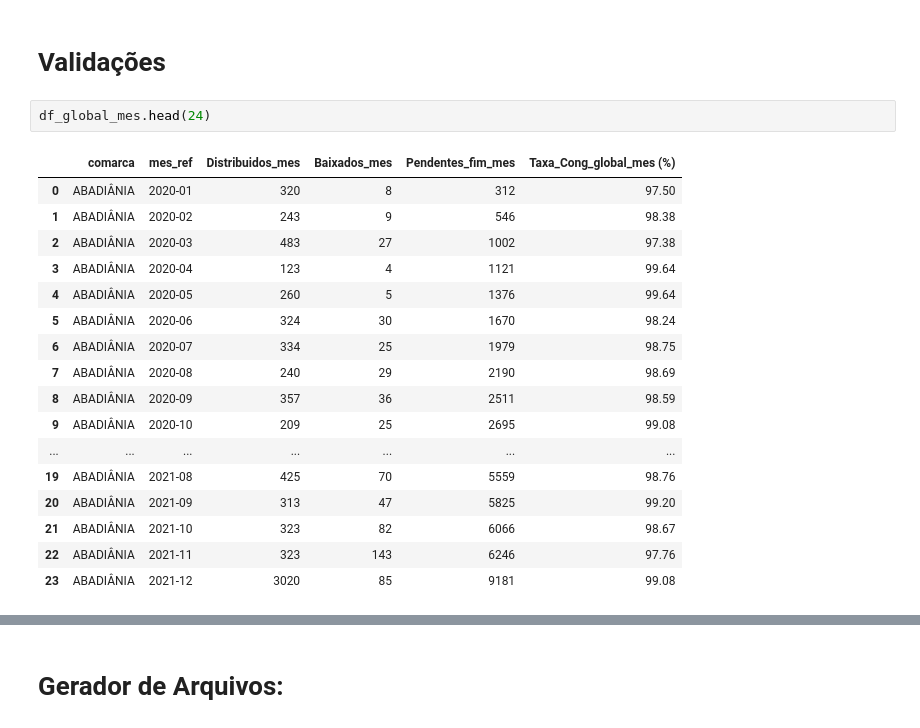
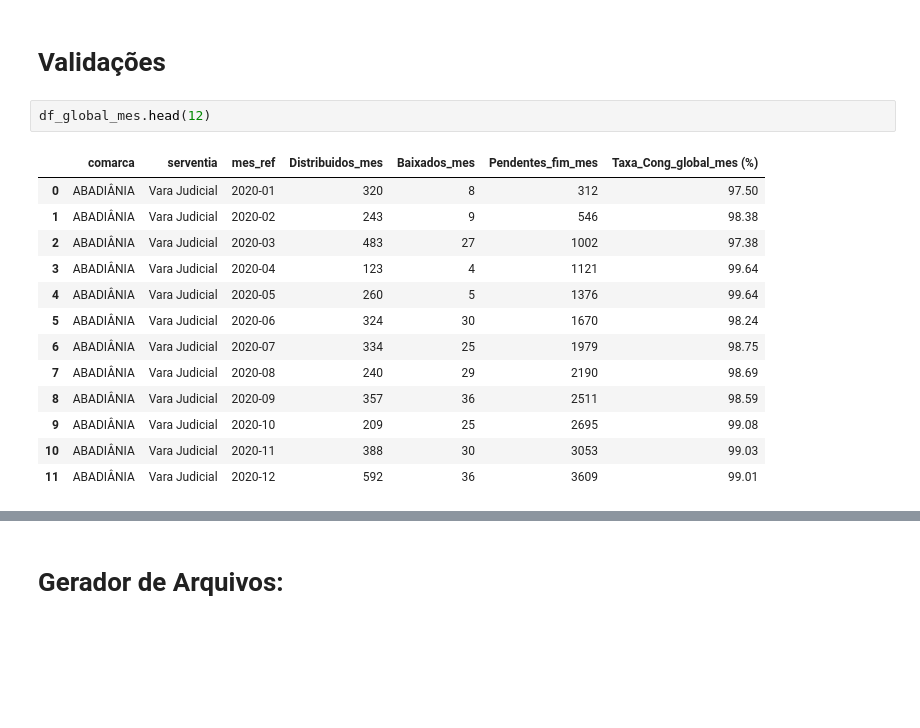
Before and after one commit to dvjuliocesar/TJGO_Projeto7_TxCongGeral, a Jupyter notebook: tx_updated.ipynb, the cells around one changed output, grey strips where cells are left out. Saved outputs shown, nothing was run; the diff lists cells and outputs as text; blank space fills up the shorter version.

```diff
--- a/tx_updated.ipynb
+++ b/tx_updated.ipynb
@@ -980,25 +990,21 @@ df_global_anual = base_a[['comarca', 'ano_ref',
 # %% [markdown]
 # Validações
 # %%
-df_global_mes.head(24)
+df_global_mes.head(12)
 # %% [output]
-|  | comarca | mes_ref | Distribuidos_mes | Baixados_mes | Pendentes_fim_mes | Taxa_Cong_global_mes (%) |
-| 0 | ABADIÂNIA | 2020-01 | 320 | 8 | 312 | 97.50 |
-| 1 | ABADIÂNIA | 2020-02 | 243 | 9 | 546 | 98.38 |
-| 2 | ABADIÂNIA | 2020-03 | 483 | 27 | 1002 | 97.38 |
-| 3 | ABADIÂNIA | 2020-04 | 123 | 4 | 1121 | 99.64 |
-| 4 | ABADIÂNIA | 2020-05 | 260 | 5 | 1376 | 99.64 |
-| 5 | ABADIÂNIA | 2020-06 | 324 | 30 | 1670 | 98.24 |
-| 6 | ABADIÂNIA | 2020-07 | 334 | 25 | 1979 | 98.75 |
-| 7 | ABADIÂNIA | 2020-08 | 240 | 29 | 2190 | 98.69 |
-| 8 | ABADIÂNIA | 2020-09 | 357 | 36 | 2511 | 98.59 |
-| 9 | ABADIÂNIA | 2020-10 | 209 | 25 | 2695 | 99.08 |
-| ... | ... | ... | ... | ... | ... | ... |
-| 19 | ABADIÂNIA | 2021-08 | 425 | 70 | 5559 | 98.76 |
-| 20 | ABADIÂNIA | 2021-09 | 313 | 47 | 5825 | 99.20 |
-| 21 | ABADIÂNIA | 2021-10 | 323 | 82 | 6066 | 98.67 |
-| 22 | ABADIÂNIA | 2021-11 | 323 | 143 | 6246 | 97.76 |
-| 23 | ABADIÂNIA | 2021-12 | 3020 | 85 | 9181 | 99.08 |
+|  | comarca | serventia | mes_ref | Distribuidos_mes | Baixados_mes | Pendentes_fim_mes | Taxa_Cong_global_mes (%) |
+| 0 | ABADIÂNIA | Vara Judicial | 2020-01 | 320 | 8 | 312 | 97.50 |
+| 1 | ABADIÂNIA | Vara Judicial | 2020-02 | 243 | 9 | 546 | 98.38 |
+| 2 | ABADIÂNIA | Vara Judicial | 2020-03 | 483 | 27 | 1002 | 97.38 |
+| 3 | ABADIÂNIA | Vara Judicial | 2020-04 | 123 | 4 | 1121 | 99.64 |
+| 4 | ABADIÂNIA | Vara Judicial | 2020-05 | 260 | 5 | 1376 | 99.64 |
+| 5 | ABADIÂNIA | Vara Judicial | 2020-06 | 324 | 30 | 1670 | 98.24 |
+| 6 | ABADIÂNIA | Vara Judicial | 2020-07 | 334 | 25 | 1979 | 98.75 |
+| 7 | ABADIÂNIA | Vara Judicial | 2020-08 | 240 | 29 | 2190 | 98.69 |
+| 8 | ABADIÂNIA | Vara Judicial | 2020-09 | 357 | 36 | 2511 | 98.59 |
+| 9 | ABADIÂNIA | Vara Judicial | 2020-10 | 209 | 25 | 2695 | 99.08 |
+| 10 | ABADIÂNIA | Vara Judicial | 2020-11 | 388 | 30 | 3053 | 99.03 |
+| 11 | ABADIÂNIA | Vara Judicial | 2020-12 | 592 | 36 | 3609 | 99.01 |
 # %%
 df_global_anual.head(6)
 # %% [output]
```
Also changed, not shown: parts of 12 cells of this notebook.
